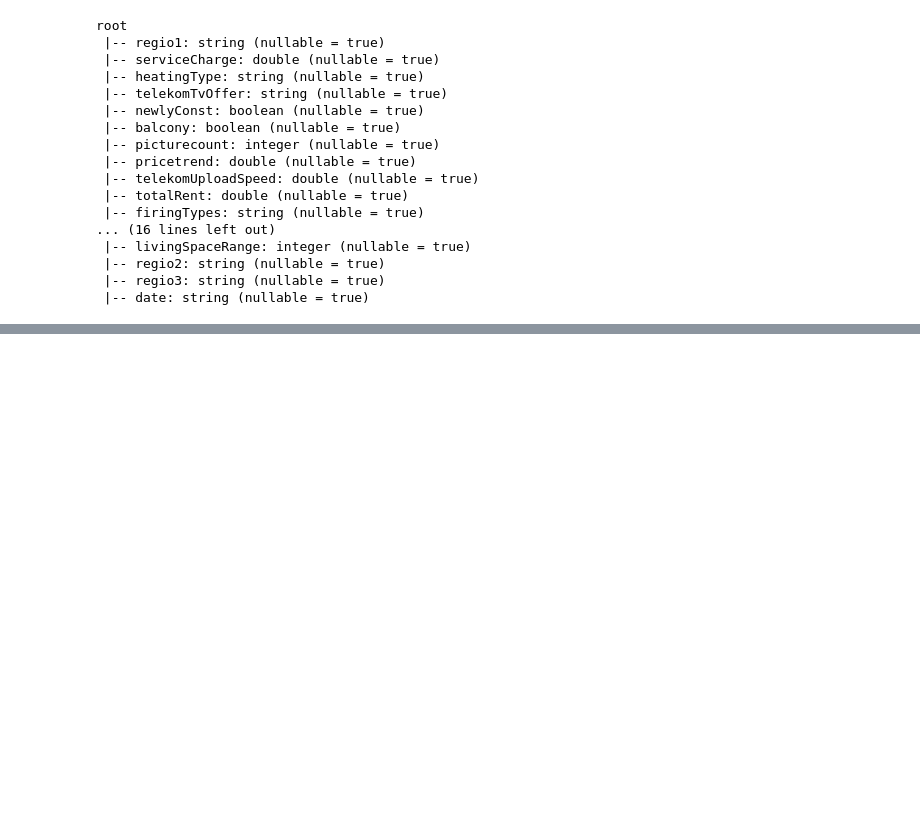
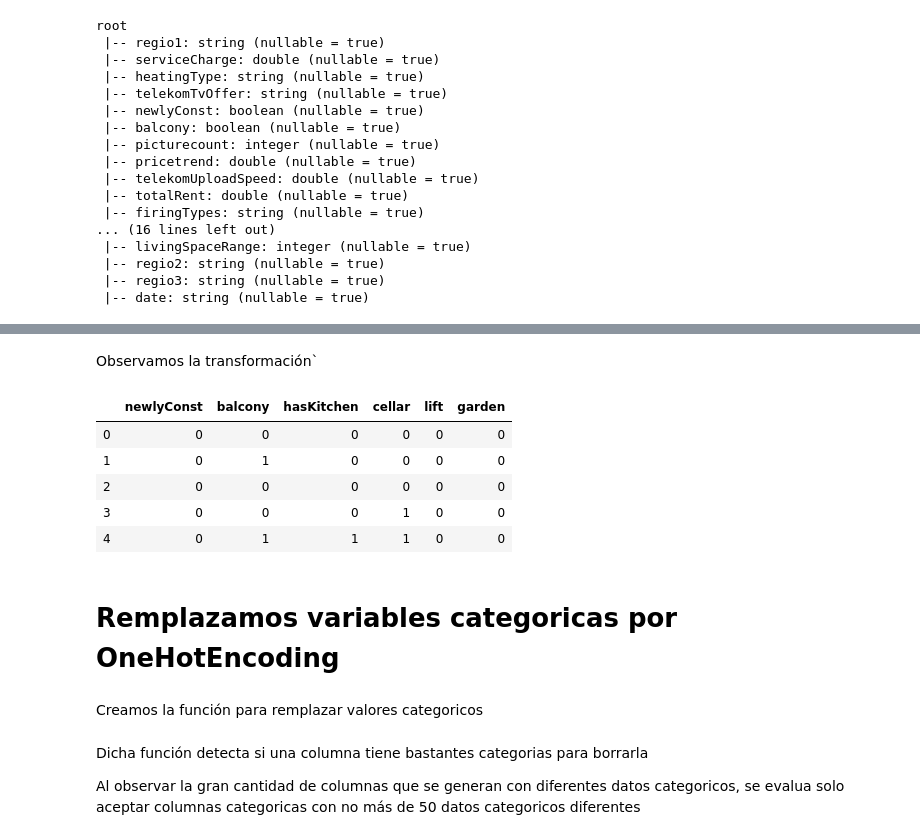
Before and after one commit to Jsf0000/BigDataTec, a Jupyter notebook: ProyectoFinalParte2/TransformDataPart3.ipynb, the cells around one changed output, grey strips where cells are left out. Cells and saved outputs as stored; diff of their text form; code cells hidden in the pictures; blank space fills up the shorter version.

```diff
--- a/ProyectoFinalParte2/TransformDataPart3.ipynb
+++ b/ProyectoFinalParte2/TransformDataPart3.ipynb
@@ -129,0 +189,22 @@ df.groupBy('serviceCharge').count().sort(col("count").desc()).withColumn('perc_o
+# %%
+def replaceBooleans(df,listColumns):
+    for i in listColumns:
+        df = df.withColumn(i,F.when((col(i) == True),1).otherwise(0))
+    return df
+# %%
+df = replaceBooleans(df,booleanColumns)
+# %% [markdown]
+Observamos la transformación`
+# %%
+df.select(booleanColumns).toPandas().head()
+# %% [output]
+|  | newlyConst | balcony | hasKitchen | cellar | lift | garden |
+| 0 | 0 | 0 | 0 | 0 | 0 | 0 |
+| 1 | 0 | 1 | 0 | 0 | 0 | 0 |
+| 2 | 0 | 0 | 0 | 0 | 0 | 0 |
+| 3 | 0 | 0 | 0 | 1 | 0 | 0 |
+| 4 | 0 | 1 | 1 | 1 | 0 | 0 |
+# %% [markdown]
+# Remplazamos variables categoricas por OneHotEncoding
+# %% [markdown]
+Creamos la función para remplazar valores categoricos
@@ -129,0 +222,4 @@ df.groupBy('serviceCharge').count().sort(col("count").desc()).withColumn('perc_o
+# %% [markdown]
+Dicha función detecta si una columna tiene bastantes categorias para borrarla
+
+Al observar la gran cantidad de columnas que se generan con diferentes datos categoricos, se evalua solo aceptar columnas categoricas con no más de 50 datos categoricos diferentes
```
Also changed, not shown: parts of 66 cells of this notebook.
